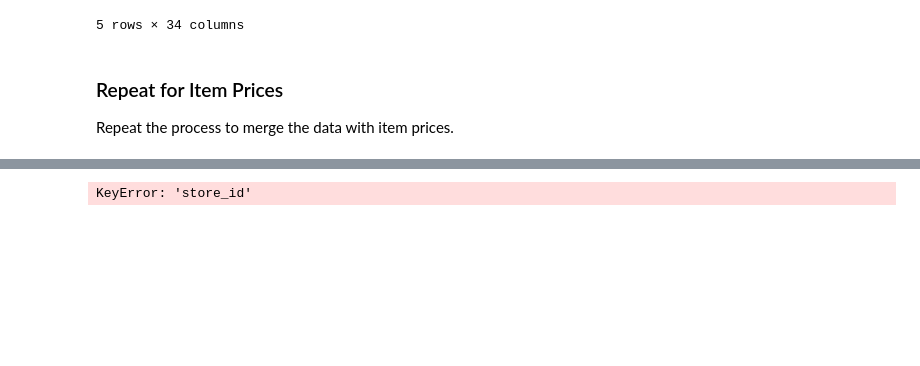
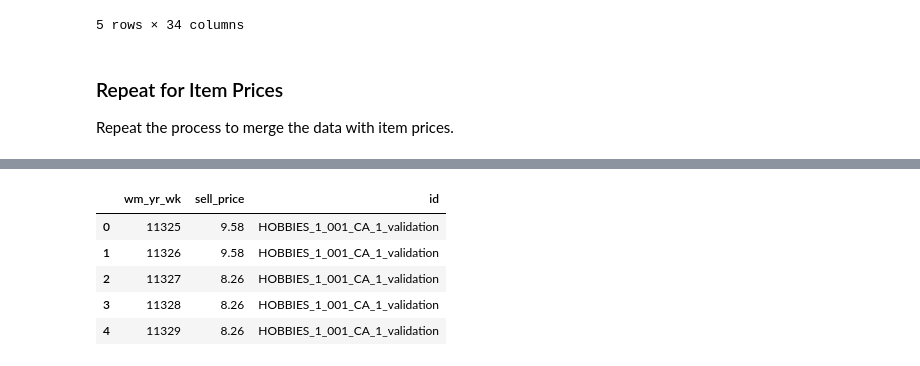
Before and after one commit to vishaladu/dl, a Jupyter notebook: competitions/m5-accuracy/data-prep.ipynb, the cells around one changed output, grey strips where cells are left out. Drawn from its saved outputs; the diff is of its cells as text; code cells hidden in the pictures; blank space fills up the shorter version.

```diff
--- a/competitions/m5-accuracy/eda.ipynb
+++ b/competitions/m5-accuracy/data-prep.ipynb
@@ -401 +399,11 @@ y[y['sell_price'].isnull() == False]
+# %%
+prices_temp.rename(columns={'merge_col': 'id'}, inplace=True)
+prices_temp.head()
+# %% [output]
+|  | wm_yr_wk | sell_price | id |
+| 0 | 11325 | 9.58 | HOBBIES_1_001_CA_1_validation |
+| 1 | 11326 | 9.58 | HOBBIES_1_001_CA_1_validation |
+| 2 | 11327 | 8.26 | HOBBIES_1_001_CA_1_validation |
+| 3 | 11328 | 8.26 | HOBBIES_1_001_CA_1_validation |
+| 4 | 11329 | 8.26 | HOBBIES_1_001_CA_1_validation |
 # %%
@@ -417,9 +424,0 @@ test = calendar_df.copy(deep=True)
-# %%
-fld = 'event_name_1'
-df = test.sort_values(['store_id', 'date'])
-get_elapsed(fld, 'After', df)
-df = df.sort_values(['store_id', 'date'], ascending=[True, False])
-get_elapsed(fld, 'Before', df)
-df
-# %% [output]
-KeyError: 'store_id'
```
Also changed, not shown: parts of 12 cells of this notebook, 1 other file.
